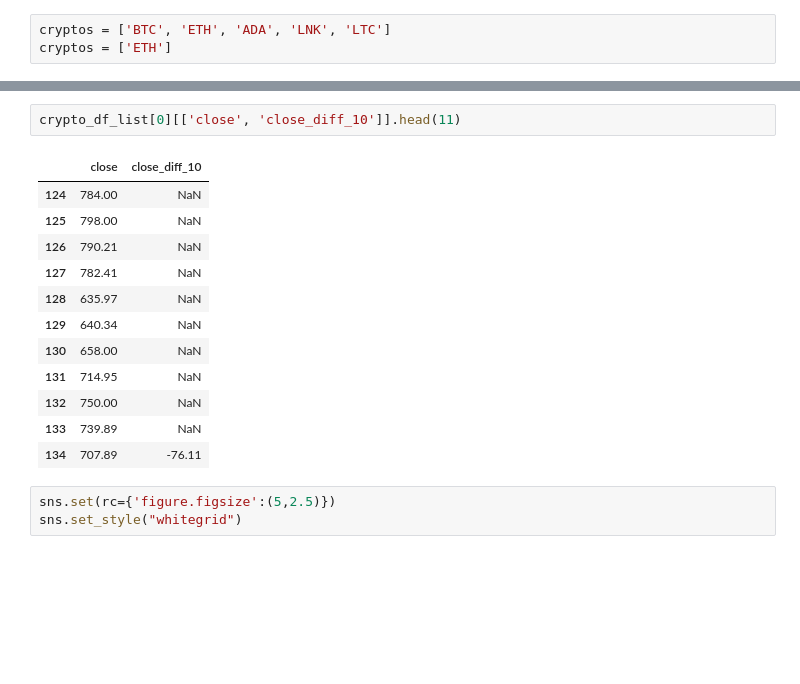
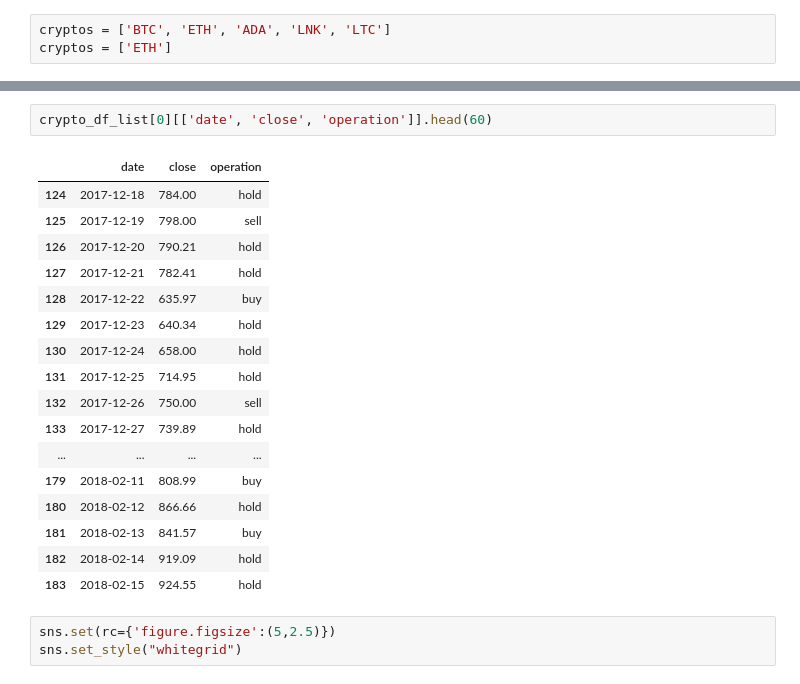
Before and after one commit to GZabalaG/crypto_bot, a Jupyter notebook: data_processor/Datafram Analysis.ipynb, the cells around one changed output, grey strips where cells are left out. Cells and saved outputs as stored; diff of their text form; blank space fills up the shorter version.

```diff
--- a/data_processor/Datafram Analysis.ipynb
+++ b/data_processor/Datafram Analysis.ipynb
@@ -114,18 +130,23 @@ Loading... ETH
 # %%
-crypto_df_list[0][['close', 'close_diff_10']].head(11)
+crypto_df_list[0][['date', 'close', 'operation']].head(60)
 # %% [output]
-|  | close | close_diff_10 |
-| 124 | 784.00 | NaN |
-| 125 | 798.00 | NaN |
-| 126 | 790.21 | NaN |
-| 127 | 782.41 | NaN |
-| 128 | 635.97 | NaN |
-| 129 | 640.34 | NaN |
-| 130 | 658.00 | NaN |
-| 131 | 714.95 | NaN |
-| 132 | 750.00 | NaN |
-| 133 | 739.89 | NaN |
-| 134 | 707.89 | -76.11 |
+|  | date | close | operation |
+| 124 | 2017-12-18 | 784.00 | hold |
+| 125 | 2017-12-19 | 798.00 | sell |
+| 126 | 2017-12-20 | 790.21 | hold |
+| 127 | 2017-12-21 | 782.41 | hold |
+| 128 | 2017-12-22 | 635.97 | buy |
+| 129 | 2017-12-23 | 640.34 | hold |
+| 130 | 2017-12-24 | 658.00 | hold |
+| 131 | 2017-12-25 | 714.95 | hold |
+| 132 | 2017-12-26 | 750.00 | sell |
+| 133 | 2017-12-27 | 739.89 | hold |
+| ... | ... | ... | ... |
+| 179 | 2018-02-11 | 808.99 | buy |
+| 180 | 2018-02-12 | 866.66 | hold |
+| 181 | 2018-02-13 | 841.57 | buy |
+| 182 | 2018-02-14 | 919.09 | hold |
+| 183 | 2018-02-15 | 924.55 | hold |
 # %%
 sns.set(rc={'figure.figsize':(5,2.5)})
 sns.set_style("whitegrid")
```
Also changed, not shown: parts of 1 cell of this notebook, 3 other files.
